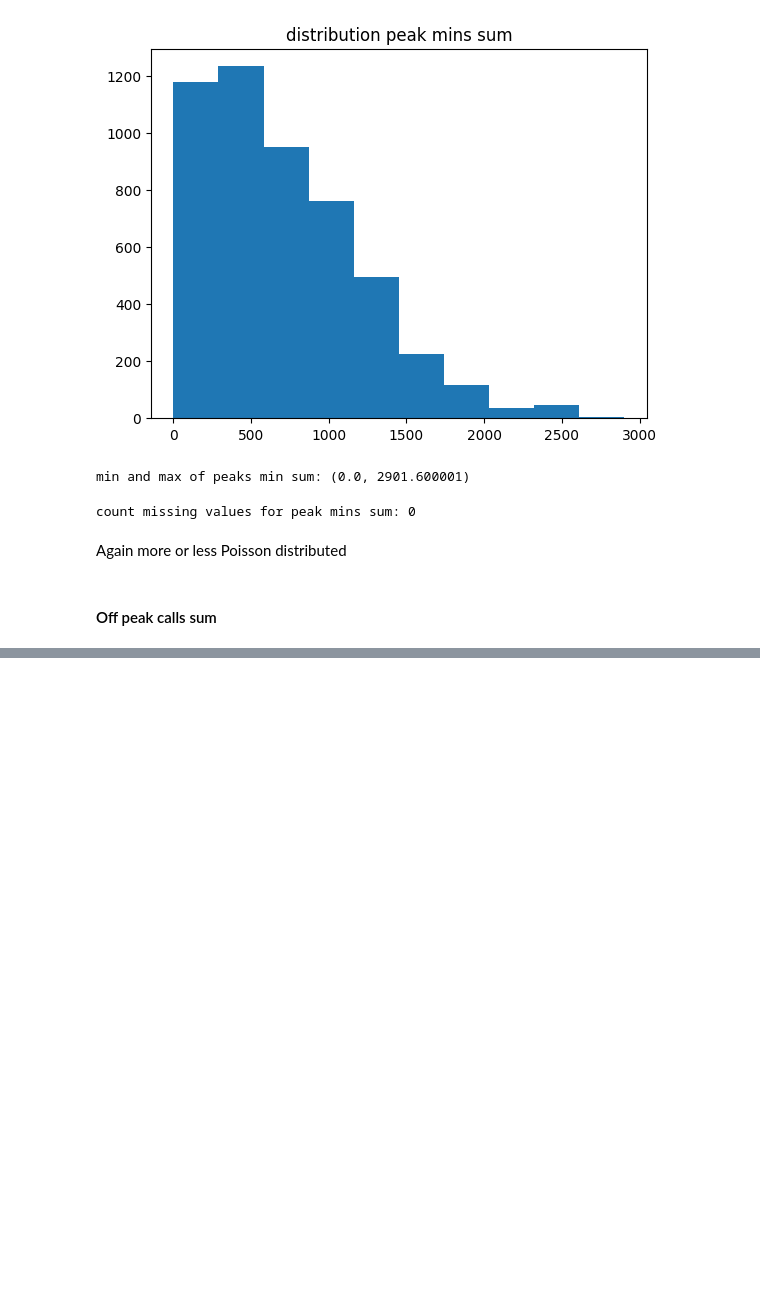
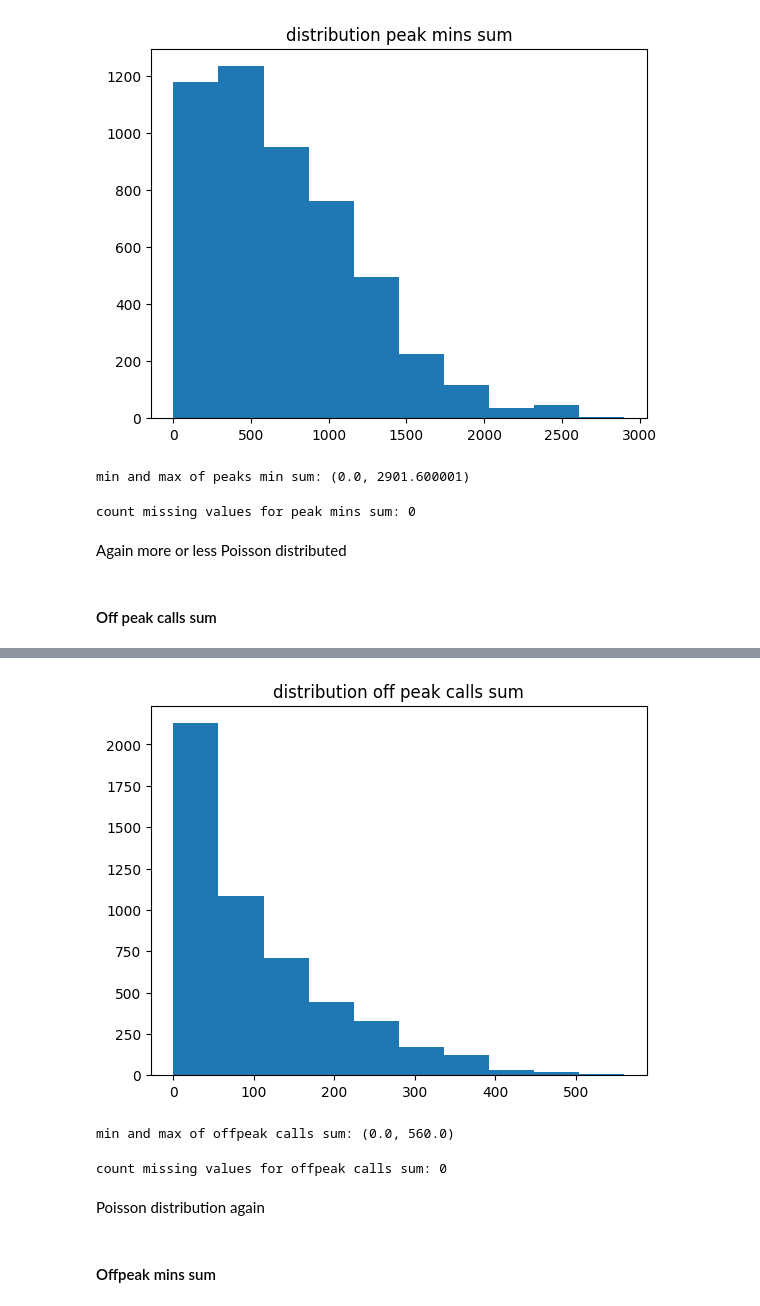
Before and after one commit to Yiannis7918/Advanced_Analytics_2024, a Jupyter notebook: Assignment_1/Scripts_Greg/Exploration_dataset.ipynb, the cells around one changed output, grey strips where cells are left out. Drawn from its saved outputs; the diff is of its cells as text; code cells hidden in the pictures; blank space fills up the shorter version.

Commit message:
Exploration G till feature National calls

```diff
--- a/Assignment_1/Scripts_Greg/Exploration_dataset.ipynb
+++ b/Assignment_1/Scripts_Greg/Exploration_dataset.ipynb
@@ -483,0 +499,20 @@ Again more or less Poisson distributed
+# %%
+plt.hist(dataset["OffPeak_calls_Sum"])
+plt.title("distribution off peak calls sum")
+plt.show()
+
+min_offpeak_calls_sum = np.min(dataset["OffPeak_calls_Sum"])
+max_offpeak_calls_sum = np.max(dataset["OffPeak_calls_Sum"])
+print(f"min and max of offpeak calls sum: {min_offpeak_calls_sum, max_offpeak_calls_sum}")
+# %% [output]
+[figure, added]
+min and max of offpeak calls sum: (0.0, 560.0)
+# %%
+count_NA_offpeak_calls_sum = dataset["OffPeak_calls_Sum"].isna().sum()
+print(f"count missing values for offpeak calls sum: {count_NA_offpeak_calls_sum}")
+# %% [output]
+count missing values for offpeak calls sum: 0
+# %% [markdown]
+Poisson distribution again
+# %% [markdown]
+<h4>Offpeak mins sum</h4>
```
Also changed, not shown: parts of 40 cells of this notebook.
